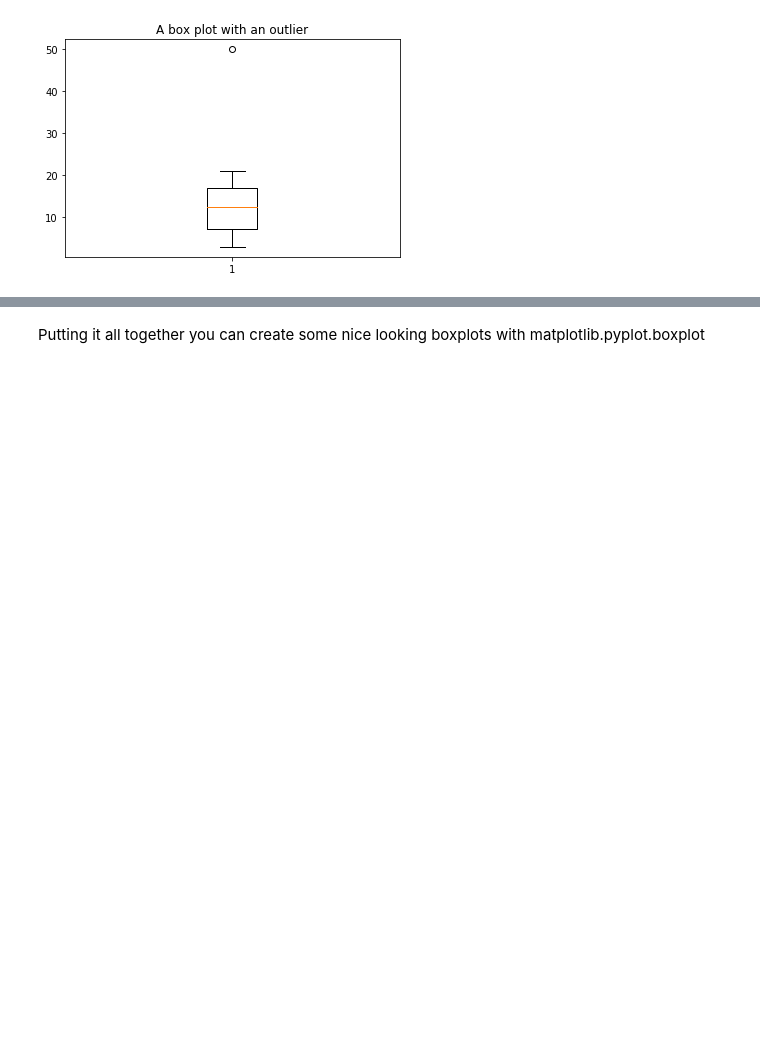
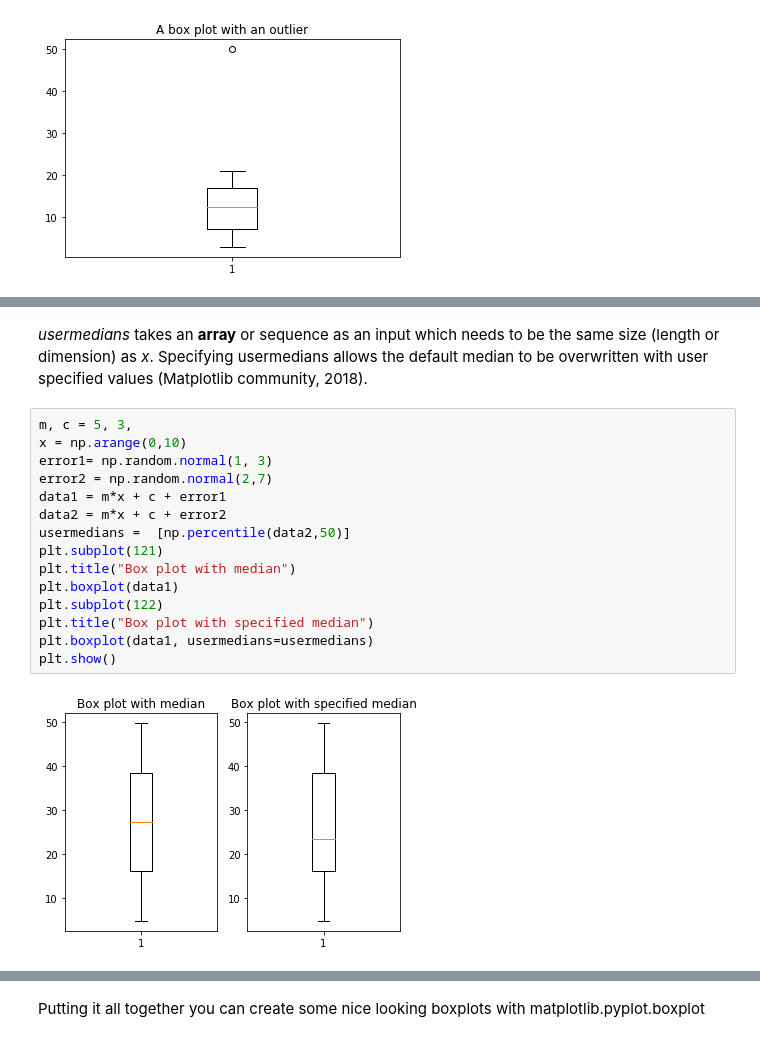
Before and after one commit to Osheah/foda-project, a Jupyter notebook: Boxplot.ipynb, the cells around one changed output, grey strips where cells are left out. Saved outputs shown, nothing was run; the diff lists cells and outputs as text; blank space fills up the shorter version.

```diff
--- a/Boxplot.ipynb
+++ b/Boxplot.ipynb
@@ -466,0 +360,19 @@ plt.show()
+# %% [markdown]
+*usermedians* takes an **array** or sequence as an input which needs to be the same size (length or dimension) as *x*. Specifying usermedians allows the default median to be overwritten with user specified values (Matplotlib community, 2018).
+# %%
+m, c = 5, 3,
+x = np.arange(0,10)
+error1= np.random.normal(1, 3)
+error2 = np.random.normal(2,7)
+data1 = m*x + c + error1
+data2 = m*x + c + error2
+usermedians =  [np.percentile(data2,50)]
+plt.subplot(121)
+plt.title("Box plot with median")
+plt.boxplot(data1)
+plt.subplot(122)
+plt.title("Box plot with specified median")
+plt.boxplot(data1, usermedians=usermedians)
+plt.show()
+# %% [output]
+[figure, added]
```
Also changed, not shown: parts of 88 cells of this notebook, 3 other files.
